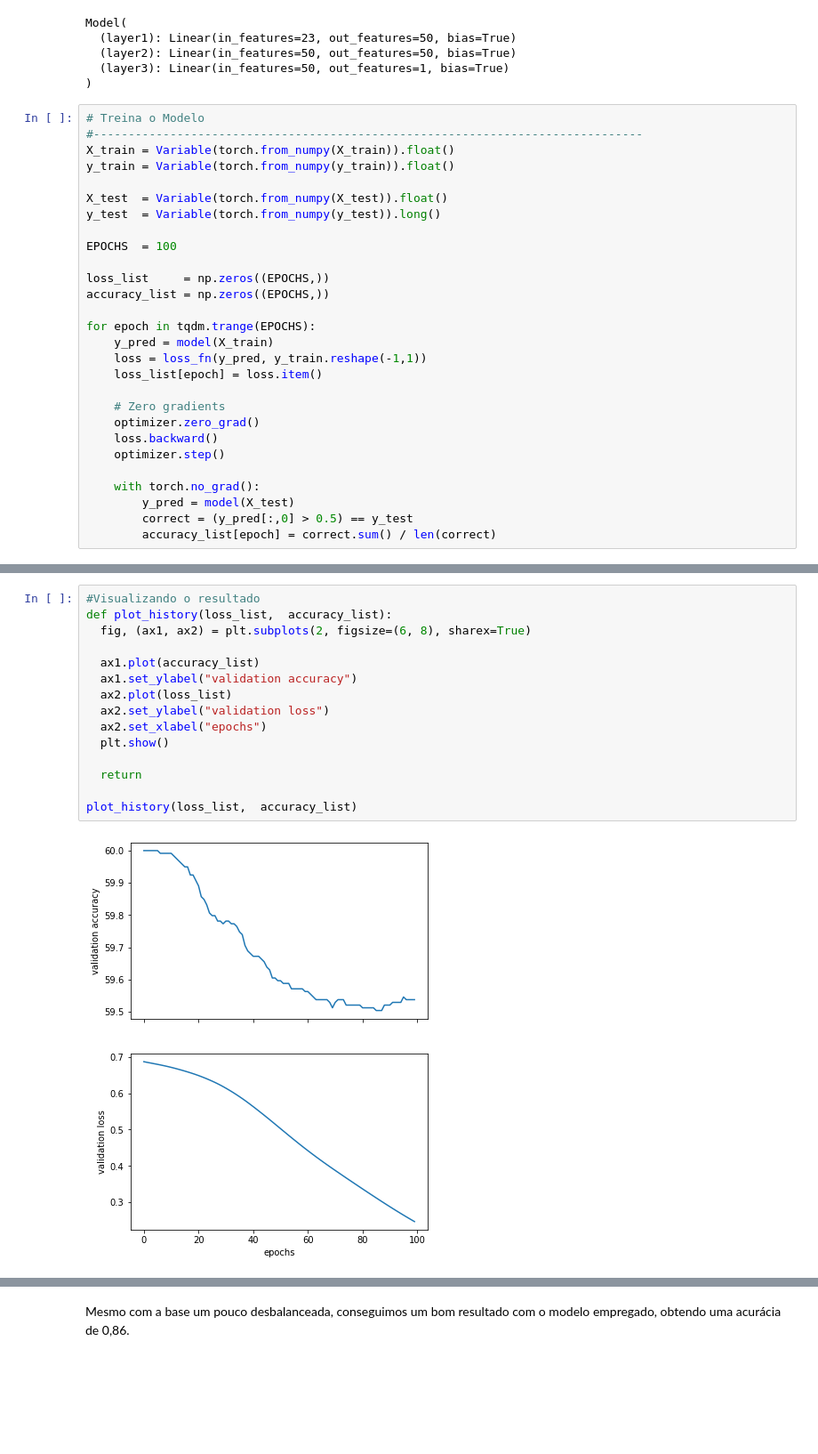
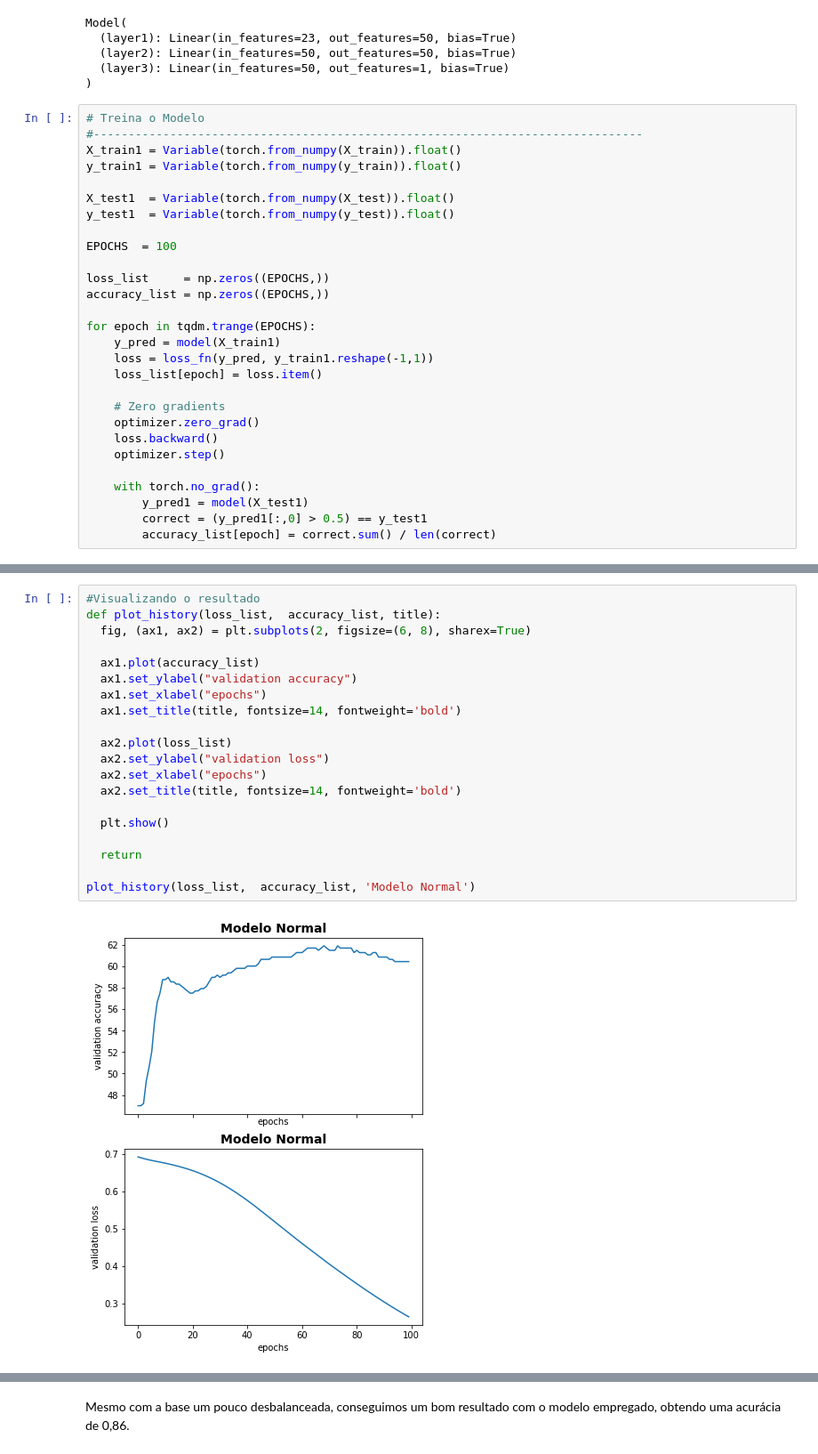
Before and after one commit to awgimenes/Deep-Learning, a Jupyter notebook: DEEP_LEARNING_TAREFA_TRILHA_6.ipynb, the cells around one changed output, grey strips where cells are left out. Shown at 89% size. Drawn from its saved outputs; the diff is of its cells as text; blank space fills up the shorter version.

```diff
--- a/DEEP_LEARNING_TAREFA_TRILHA_6.ipynb
+++ b/DEEP_LEARNING_TAREFA_TRILHA_6.ipynb
@@ -234,11 +236,11 @@ Model(
 # %%
 # Treina o Modelo
 #-------------------------------------------------------------------------------
-X_train = Variable(torch.from_numpy(X_train)).float()
-y_train = Variable(torch.from_numpy(y_train)).float()
+X_train1 = Variable(torch.from_numpy(X_train)).float()
+y_train1 = Variable(torch.from_numpy(y_train)).float()
 
-X_test  = Variable(torch.from_numpy(X_test)).float()
-y_test  = Variable(torch.from_numpy(y_test)).long()
+X_test1  = Variable(torch.from_numpy(X_test)).float()
+y_test1  = Variable(torch.from_numpy(y_test)).float()
 
 EPOCHS  = 100
 
@@ -246,8 +248,8 @@ loss_list     = np.zeros((EPOCHS,))
 accuracy_list = np.zeros((EPOCHS,))
 
 for epoch in tqdm.trange(EPOCHS):
-    y_pred = model(X_train)
-    loss = loss_fn(y_pred, y_train.reshape(-1,1))
+    y_pred = model(X_train1)
+    loss = loss_fn(y_pred, y_train1.reshape(-1,1))
     loss_list[epoch] = loss.item()
 
     # Zero gradients
@@ -256,6 +258,6 @@ for epoch in tqdm.trange(EPOCHS):
     optimizer.step()
 
     with torch.no_grad():
-        y_pred = model(X_test)
-        correct = (y_pred[:,0] > 0.5) == y_test
+        y_pred1 = model(X_test1)
+        correct = (y_pred1[:,0] > 0.5) == y_test1
         accuracy_list[epoch] = correct.sum() / len(correct)
@@ -262,17 +292,22 @@ for epoch in tqdm.trange(EPOCHS):
 # %%
 #Visualizando o resultado
-def plot_history(loss_list,  accuracy_list):
+def plot_history(loss_list,  accuracy_list, title):
   fig, (ax1, ax2) = plt.subplots(2, figsize=(6, 8), sharex=True)
 
   ax1.plot(accuracy_list)
   ax1.set_ylabel("validation accuracy")
+  ax1.set_xlabel("epochs")
+  ax1.set_title(title, fontsize=14, fontweight='bold')
+
   ax2.plot(loss_list)
   ax2.set_ylabel("validation loss")
   ax2.set_xlabel("epochs")
+  ax2.set_title(title, fontsize=14, fontweight='bold')
+
   plt.show()
 
   return
 
-plot_history(loss_list,  accuracy_list)
+plot_history(loss_list,  accuracy_list, 'Modelo Normal')
 # %% [output]
-[figure, old version]
+[figure, new version]
```
Also changed, not shown: parts of 11 cells of this notebook.
